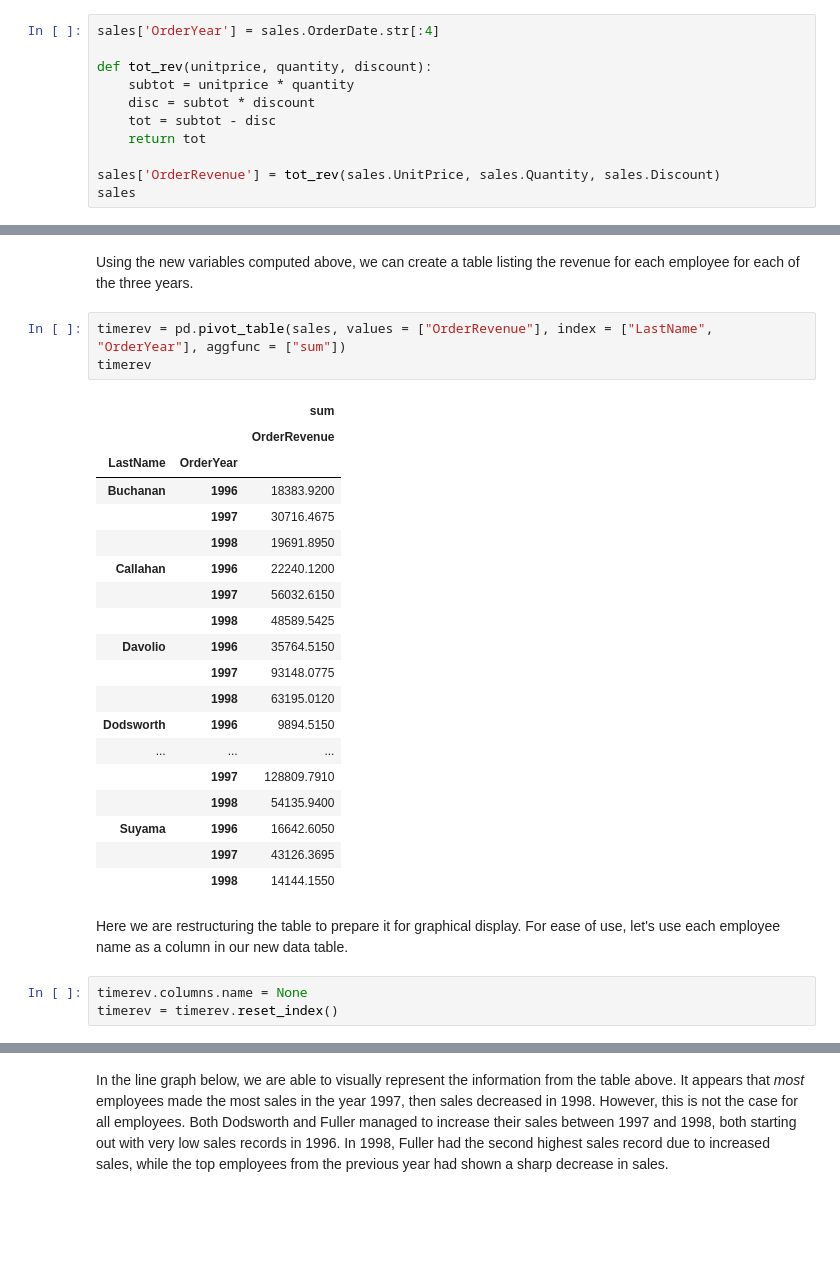
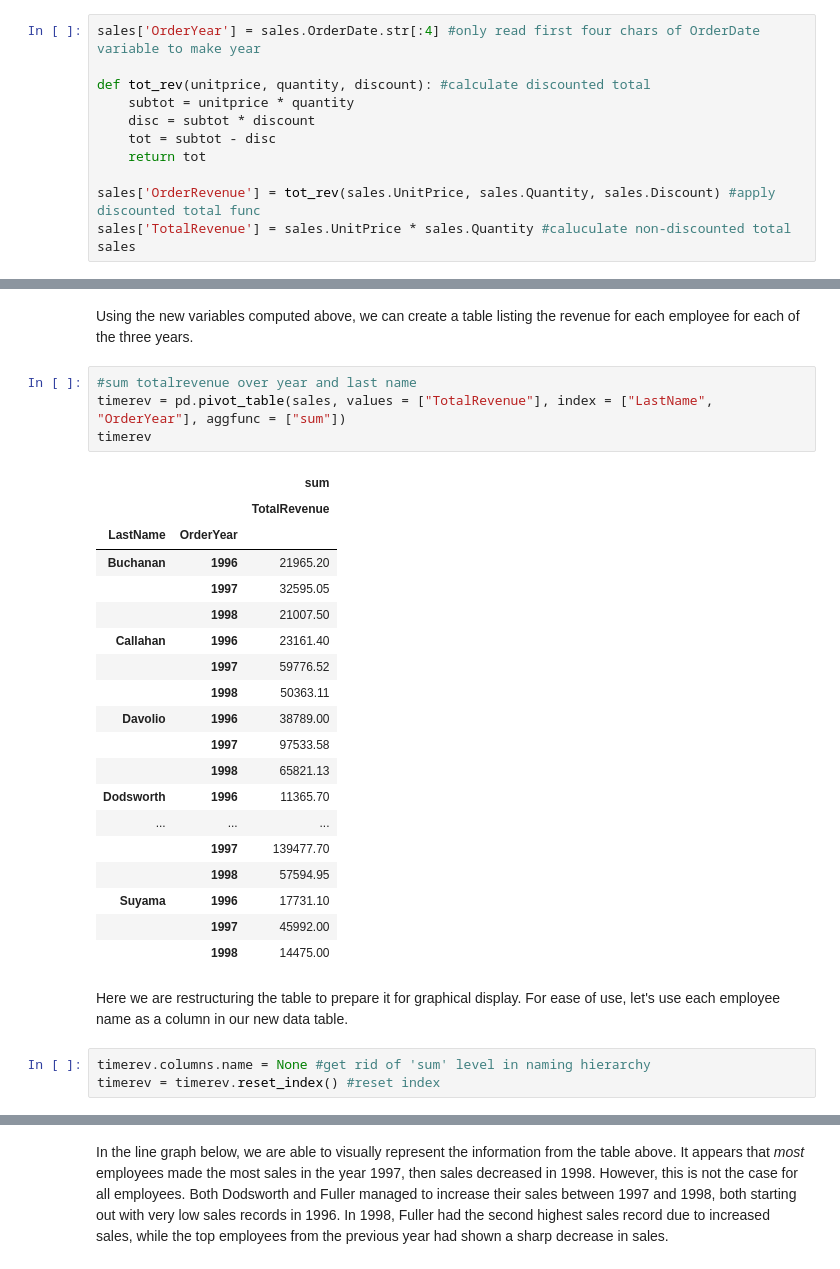
Before and after one commit to atbiggie/ST590-Project2, a Jupyter notebook: PartTwo.ipynb, the cells around one changed output, grey strips where cells are left out. Drawn from its saved outputs; the diff is of its cells as text; blank space fills up the shorter version.

```diff
--- a/PartTwo.ipynb
+++ b/PartTwo.ipynb
@@ -310,12 +312,13 @@ Now we need to create a couple of new variables to find the exact information we
 # %%
-sales['OrderYear'] = sales.OrderDate.str[:4]
+sales['OrderYear'] = sales.OrderDate.str[:4] #only read first four chars of OrderDate variable to make year
 
-def tot_rev(unitprice, quantity, discount):
+def tot_rev(unitprice, quantity, discount): #calculate discounted total
     subtot = unitprice * quantity
     disc = subtot * discount
     tot = subtot - disc
     return tot
 
-sales['OrderRevenue'] = tot_rev(sales.UnitPrice, sales.Quantity, sales.Discount)
+sales['OrderRevenue'] = tot_rev(sales.UnitPrice, sales.Quantity, sales.Discount) #apply discounted total func
+sales['TotalRevenue'] = sales.UnitPrice * sales.Quantity #caluculate non-discounted total
 sales
 # %% [output]
@@ -351,31 +354,32 @@ timerev
 # %% [markdown]
 Using the new variables computed above, we can create a table listing the revenue for each employee for each of the three years.
 # %%
-timerev = pd.pivot_table(sales, values = ["OrderRevenue"], index = ["LastName", "OrderYear"], aggfunc = ["sum"])
+#sum totalrevenue over year and last name
+timerev = pd.pivot_table(sales, values = ["TotalRevenue"], index = ["LastName", "OrderYear"], aggfunc = ["sum"])
 timerev
 # %% [output]
 |  |  | sum |
-|  |  | OrderRevenue |
+|  |  | TotalRevenue |
 | LastName | OrderYear |  |
-| Buchanan | 1996 | 18383.9200 |
-|  | 1997 | 30716.4675 |
-|  | 1998 | 19691.8950 |
-| Callahan | 1996 | 22240.1200 |
-|  | 1997 | 56032.6150 |
-|  | 1998 | 48589.5425 |
-| Davolio | 1996 | 35764.5150 |
-|  | 1997 | 93148.0775 |
-|  | 1998 | 63195.0120 |
-| Dodsworth | 1996 | 9894.5150 |
+| Buchanan | 1996 | 21965.20 |
+|  | 1997 | 32595.05 |
+|  | 1998 | 21007.50 |
+| Callahan | 1996 | 23161.40 |
+|  | 1997 | 59776.52 |
+|  | 1998 | 50363.11 |
+| Davolio | 1996 | 38789.00 |
+|  | 1997 | 97533.58 |
+|  | 1998 | 65821.13 |
+| Dodsworth | 1996 | 11365.70 |
 | ... | ... | ... |
-|  | 1997 | 128809.7910 |
-|  | 1998 | 54135.9400 |
-| Suyama | 1996 | 16642.6050 |
-|  | 1997 | 43126.3695 |
-|  | 1998 | 14144.1550 |
+|  | 1997 | 139477.70 |
+|  | 1998 | 57594.95 |
+| Suyama | 1996 | 17731.10 |
+|  | 1997 | 45992.00 |
+|  | 1998 | 14475.00 |
 # %% [markdown]
 Here we are restructuring the table to prepare it for graphical display. For ease of use, let's use each employee name as a column in our new data table.
 # %%
-timerev.columns.name = None
-timerev = timerev.reset_index()
+timerev.columns.name = None #get rid of 'sum' level in naming hierarchy
+timerev = timerev.reset_index() #reset index
 # %%
```
Also changed, not shown: parts of 8 cells of this notebook, 1 other file.
